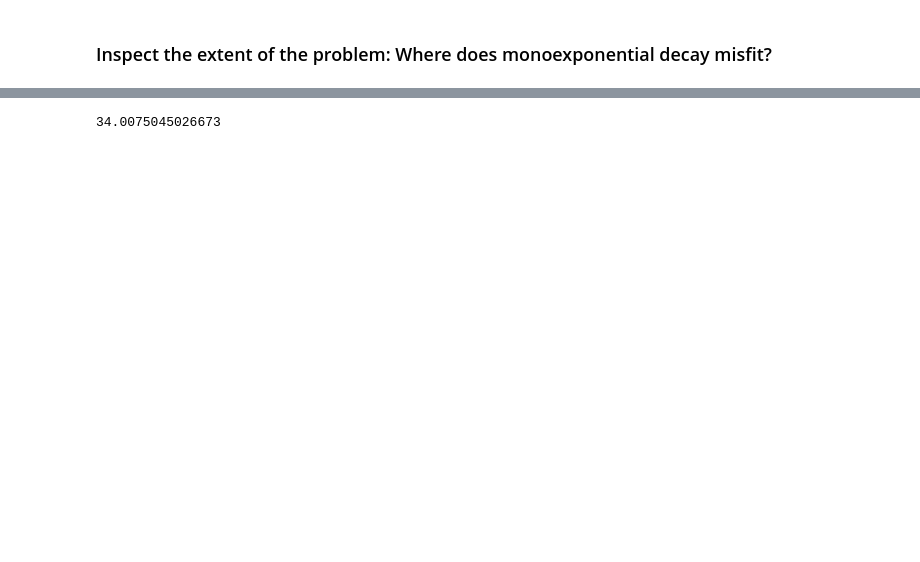
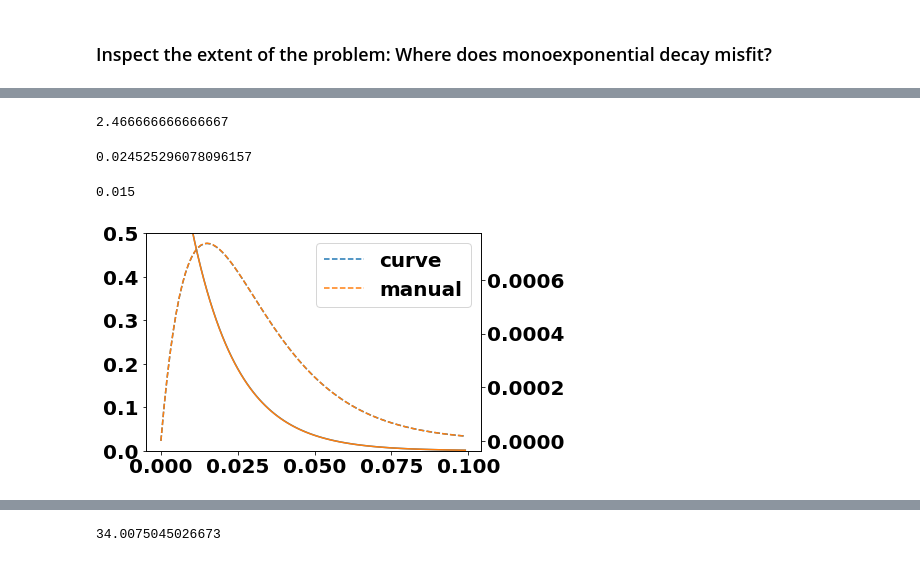
Before and after one commit to StevenM1/fMRI_protocol_comparison_se_me, a Jupyter notebook: pipeline_3b_highpass_combine_echos.ipynb, the cells around one changed output, grey strips where cells are left out. Drawn from its saved outputs; the diff is of its cells as text; code cells hidden in the pictures; blank space fills up the shorter version.

```diff
--- a/pipeline_3b_highpass_combine_echos.ipynb
+++ b/pipeline_3b_highpass_combine_echos.ipynb
@@ -286,0 +559,33 @@ def fit_decay_simple(data, tes):
+# %%
+.37*(1000*0.001/0.15)
+# %% [output]
+2.466666666666667
+# %%
+def exp_decay_diff(s0, te, t2s, delta_te):
+    return s0*(te/t2s)*np.exp(-te/t2s)*(delta_te/t2s)
+
+exp_decay_diff(1, 15, 15, 1)
+#diff_eq = 1*(2)/15
+#diff_eq*np.exp(-1)
+# %% [output]
+0.024525296078096157
+# %%
+t2s = 0.015
+delta_t2s = t2s*0.002
+tes = np.arange(0, 0.1, .001)
+plt.plot(tes, exp_decay(1, tes, t2s), label='baseline')
+plt.plot(tes, exp_decay(1, tes, t2s-delta_t2s), label='active')
+plt.ylim(0, .50)
+ax1 = plt.twinx()
+ax1.plot(tes, exp_decay_diff(1, tes, t2s, delta_t2s), label='curve', linestyle='--')
+ax1.plot(tes, exp_decay(1, tes, t2s)-exp_decay(1, tes, t2s-delta_t2s), label='manual', linestyle='--')
+#plt.plot(tes, exp_decay_diff(1, tes, 15, 1))
+ax1.legend()
+
+manual_diff = exp_decay(1, tes, t2s)-exp_decay(1, tes, t2s-delta_t2s)
+manual_diff_diff = np.diff(manual_diff)
+min_idx = np.argmax(manual_diff)
+print(tes[min_idx])
+# %% [output]
+0.015
+[figure, added]
```
Also changed, not shown: parts of 57 cells of this notebook, 9 other files.
